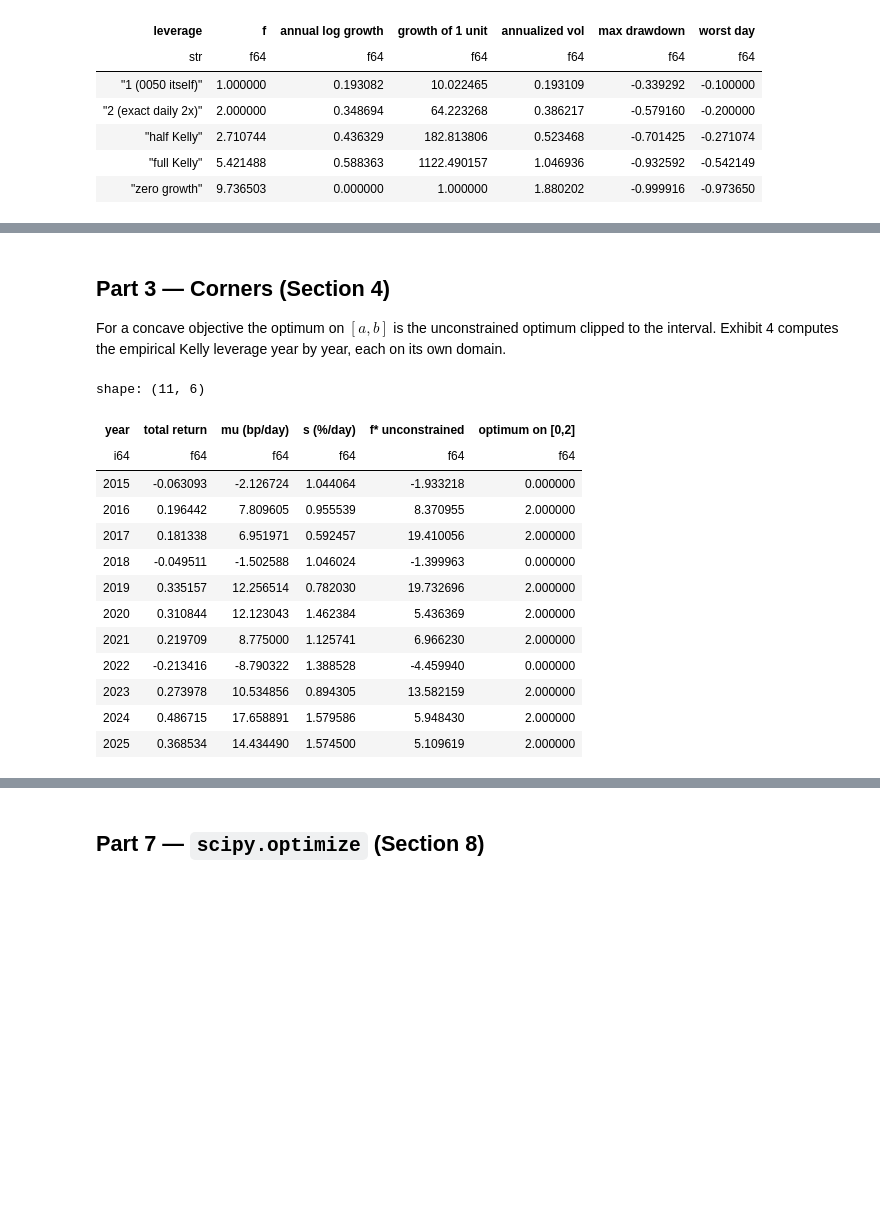
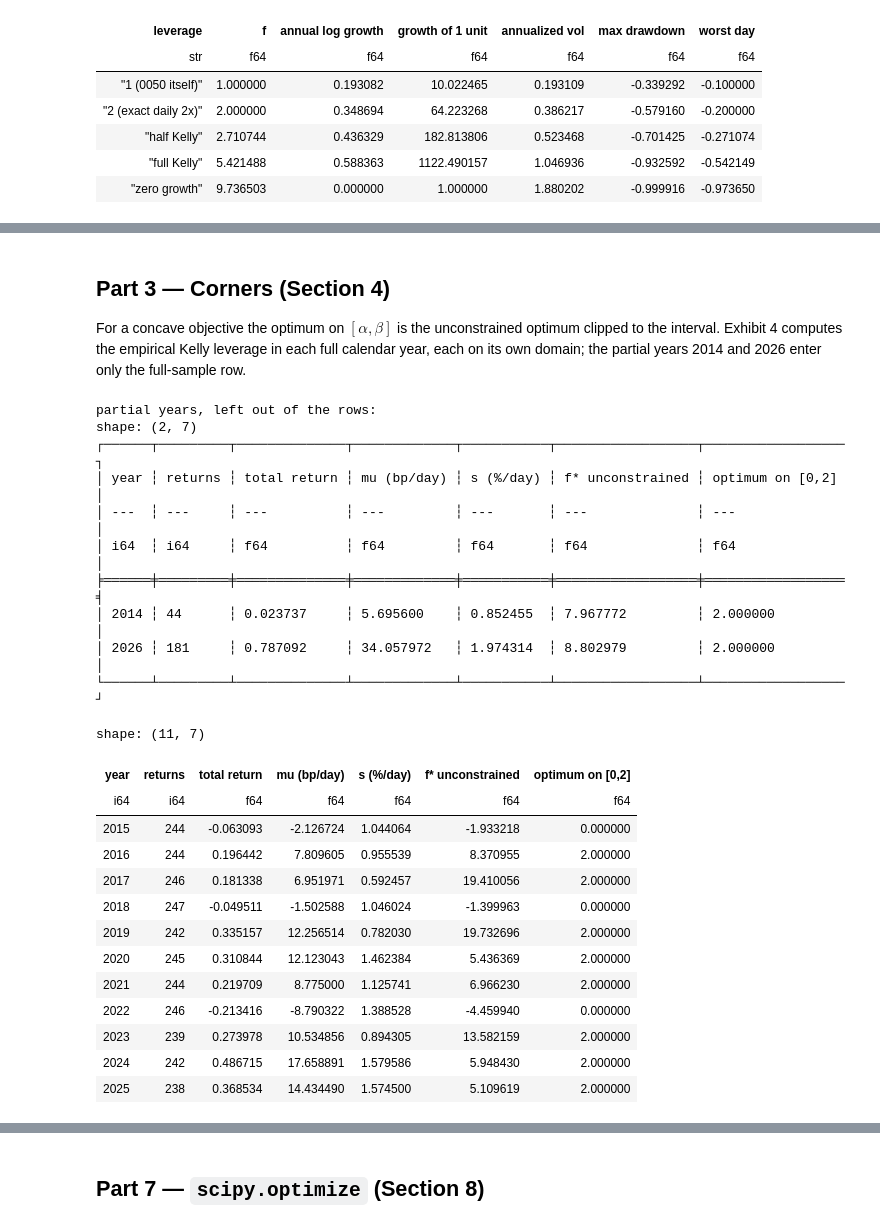
Before and after one commit to Benjamin-Teng/Quant-math-for-beginner, a Jupyter notebook: labs/LM04_lab/LM04_lab.ipynb, the cells around one changed output, grey strips where cells are left out. Cells and saved outputs as stored; diff of their text form; code cells hidden in the pictures; blank space fills up the shorter version.

```diff
--- a/labs/LM04_lab/LM04_lab.ipynb
+++ b/labs/LM04_lab/LM04_lab.ipynb
@@ -181,29 +249,41 @@ ax.set_title("Exhibit 3: constant-leverage 0050, Nov 2014 - Oct 2026"); ax.legen
 # %% [markdown]
 ## Part 3 — Corners (Section 4)
 
-For a concave objective the optimum on $[a,b]$ is the unconstrained optimum clipped to the interval. Exhibit 4 computes the empirical Kelly leverage year by year, each on its own domain.
+For a concave objective the optimum on $[\alpha,\beta]$ is the unconstrained optimum clipped to the interval. Exhibit 4 computes the empirical Kelly leverage in each full calendar year, each on its own domain; the partial years 2014 and 2026 enter only the full-sample row.
 # %%
-yearly = []
-for y in range(2015, 2026):
+def year_row(y):
     r = ret.filter(pl.col("date").dt.year() == y)["R"].to_numpy()
     fy = kelly(r)
-    yearly.append({"year": y, "total return": float(np.prod(1 + r) - 1), "mu (bp/day)": r.mean() * 1e4,
-                   "s (%/day)": r.std() * 100, "f* unconstrained": fy, "optimum on [0,2]": min(max(fy, 0.0), 2.0)})
-ex4 = pl.DataFrame(yearly)
-ex4   # Exhibit 4
+    return {"year": y, "returns": len(r), "total return": float(np.prod(1 + r) - 1), "mu (bp/day)": r.mean() * 1e4,
+            "s (%/day)": r.std() * 100, "f* unconstrained": fy, "optimum on [0,2]": min(max(fy, 0.0), 2.0)}
+
+years = pl.DataFrame([year_row(y) for y in range(2015, 2026)])
+partial = pl.DataFrame([year_row(y) for y in (2014, 2026)])
+print("partial years, left out of the rows:"); print(partial)
+years   # Exhibit 4
 # %% [output]
-shape: (11, 6)
+partial years, left out of the rows:
+shape: (2, 7)
+┌──────┬─────────┬──────────────┬─────────────┬───────────┬──────────────────┬──────────────────┐
+│ year ┆ returns ┆ total return ┆ mu (bp/day) ┆ s (%/day) ┆ f* unconstrained ┆ optimum on [0,2] │
+│ ---  ┆ ---     ┆ ---          ┆ ---         ┆ ---       ┆ ---              ┆ ---              │
+│ i64  ┆ i64     ┆ f64          ┆ f64         ┆ f64       ┆ f64              ┆ f64              │
+╞══════╪═════════╪══════════════╪═════════════╪═══════════╪══════════════════╪══════════════════╡
+│ 2014 ┆ 44      ┆ 0.023737     ┆ 5.695600    ┆ 0.852455  ┆ 7.967772         ┆ 2.000000         │
+│ 2026 ┆ 181     ┆ 0.787092     ┆ 34.057972   ┆ 1.974314  ┆ 8.802979         ┆ 2.000000         │
+└──────┴─────────┴──────────────┴─────────────┴───────────┴──────────────────┴──────────────────┘
+shape: (11, 7)
-| year | total return | mu (bp/day) | s (%/day) | f* unconstrained | optimum on [0,2] |
-| i64 | f64 | f64 | f64 | f64 | f64 |
-| 2015 | -0.063093 | -2.126724 | 1.044064 | -1.933218 | 0.000000 |
-| 2016 | 0.196442 | 7.809605 | 0.955539 | 8.370955 | 2.000000 |
-| 2017 | 0.181338 | 6.951971 | 0.592457 | 19.410056 | 2.000000 |
-| 2018 | -0.049511 | -1.502588 | 1.046024 | -1.399963 | 0.000000 |
-| 2019 | 0.335157 | 12.256514 | 0.782030 | 19.732696 | 2.000000 |
-| 2020 | 0.310844 | 12.123043 | 1.462384 | 5.436369 | 2.000000 |
-| 2021 | 0.219709 | 8.775000 | 1.125741 | 6.966230 | 2.000000 |
-| 2022 | -0.213416 | -8.790322 | 1.388528 | -4.459940 | 0.000000 |
-| 2023 | 0.273978 | 10.534856 | 0.894305 | 13.582159 | 2.000000 |
-| 2024 | 0.486715 | 17.658891 | 1.579586 | 5.948430 | 2.000000 |
-| 2025 | 0.368534 | 14.434490 | 1.574500 | 5.109619 | 2.000000 |
+| year | returns | total return | mu (bp/day) | s (%/day) | f* unconstrained | optimum on [0,2] |
+| i64 | i64 | f64 | f64 | f64 | f64 | f64 |
+| 2015 | 244 | -0.063093 | -2.126724 | 1.044064 | -1.933218 | 0.000000 |
+| 2016 | 244 | 0.196442 | 7.809605 | 0.955539 | 8.370955 | 2.000000 |
+| 2017 | 246 | 0.181338 | 6.951971 | 0.592457 | 19.410056 | 2.000000 |
+| 2018 | 247 | -0.049511 | -1.502588 | 1.046024 | -1.399963 | 0.000000 |
+| 2019 | 242 | 0.335157 | 12.256514 | 0.782030 | 19.732696 | 2.000000 |
+| 2020 | 245 | 0.310844 | 12.123043 | 1.462384 | 5.436369 | 2.000000 |
+| 2021 | 244 | 0.219709 | 8.775000 | 1.125741 | 6.966230 | 2.000000 |
+| 2022 | 246 | -0.213416 | -8.790322 | 1.388528 | -4.459940 | 0.000000 |
+| 2023 | 239 | 0.273978 | 10.534856 | 0.894305 | 13.582159 | 2.000000 |
+| 2024 | 242 | 0.486715 | 17.658891 | 1.579586 | 5.948430 | 2.000000 |
+| 2025 | 238 | 0.368534 | 14.434490 | 1.574500 | 5.109619 | 2.000000 |
 # %%
```
Also changed, not shown: parts of 27 cells of this notebook, 10 other files.
